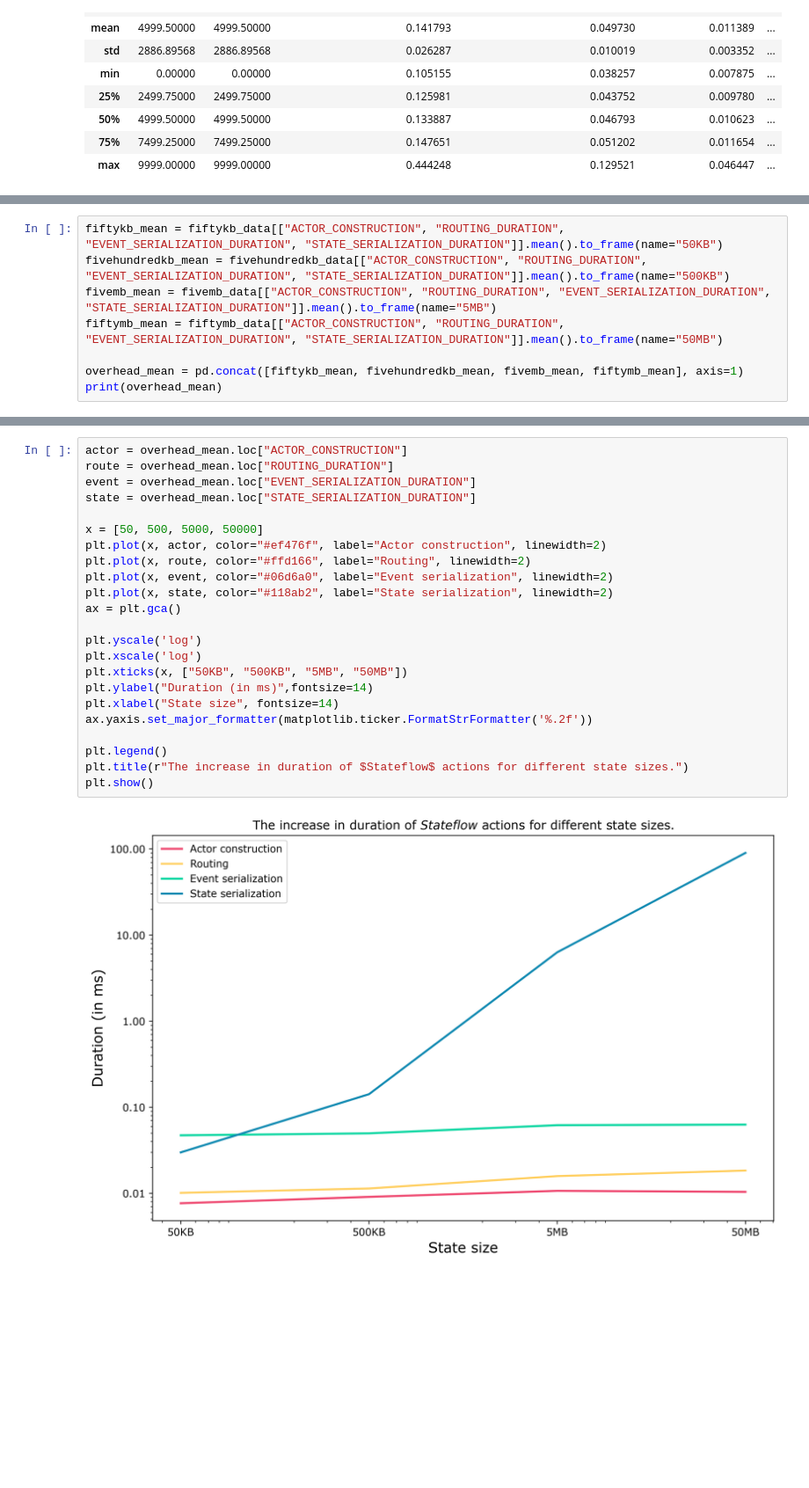
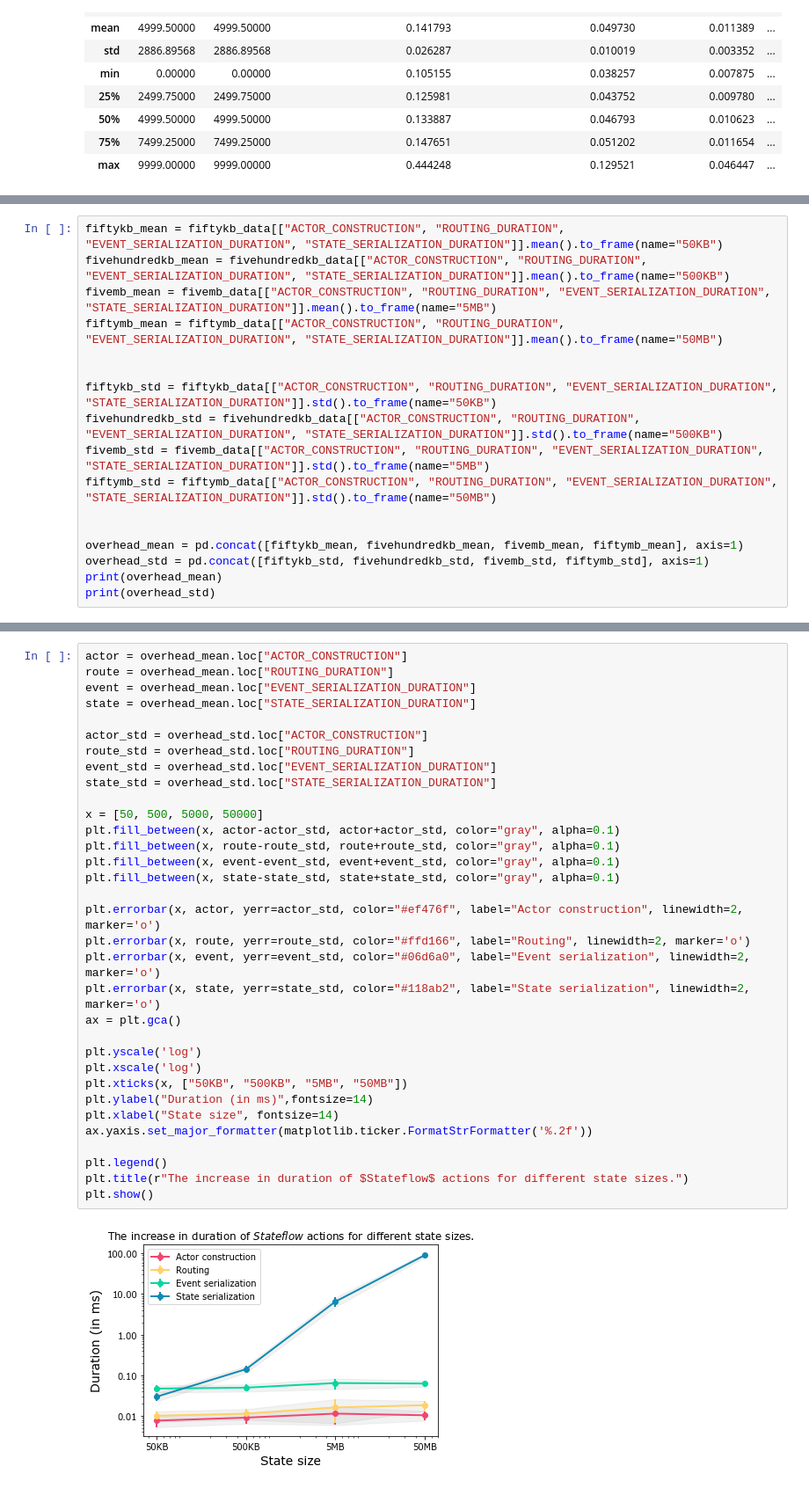
Before and after one commit to delftdata/stateflow-evaluation, a Jupyter notebook: results/overhead/overhead_results.ipynb, the cells around one changed output, grey strips where cells are left out. Shown at 88% size. Cells and saved outputs as stored; diff of their text form; blank space fills up the shorter version.

```diff
--- a/results/overhead/overhead_results.ipynb
+++ b/results/overhead/overhead_results.ipynb
@@ -72,7 +72,16 @@ fivehundredkb_mean = fivehundredkb_data[["ACTOR_CONSTRUCTION", "ROUTING_DURATION
 fivemb_mean = fivemb_data[["ACTOR_CONSTRUCTION", "ROUTING_DURATION", "EVENT_SERIALIZATION_DURATION", "STATE_SERIALIZATION_DURATION"]].mean().to_frame(name="5MB")
 fiftymb_mean = fiftymb_data[["ACTOR_CONSTRUCTION", "ROUTING_DURATION", "EVENT_SERIALIZATION_DURATION", "STATE_SERIALIZATION_DURATION"]].mean().to_frame(name="50MB")
 
+
+fiftykb_std = fiftykb_data[["ACTOR_CONSTRUCTION", "ROUTING_DURATION", "EVENT_SERIALIZATION_DURATION", "STATE_SERIALIZATION_DURATION"]].std().to_frame(name="50KB")
+fivehundredkb_std = fivehundredkb_data[["ACTOR_CONSTRUCTION", "ROUTING_DURATION", "EVENT_SERIALIZATION_DURATION", "STATE_SERIALIZATION_DURATION"]].std().to_frame(name="500KB")
+fivemb_std = fivemb_data[["ACTOR_CONSTRUCTION", "ROUTING_DURATION", "EVENT_SERIALIZATION_DURATION", "STATE_SERIALIZATION_DURATION"]].std().to_frame(name="5MB")
+fiftymb_std = fiftymb_data[["ACTOR_CONSTRUCTION", "ROUTING_DURATION", "EVENT_SERIALIZATION_DURATION", "STATE_SERIALIZATION_DURATION"]].std().to_frame(name="50MB")
+
+
 overhead_mean = pd.concat([fiftykb_mean, fivehundredkb_mean, fivemb_mean, fiftymb_mean], axis=1)
+overhead_std = pd.concat([fiftykb_std, fivehundredkb_std, fivemb_std, fiftymb_std], axis=1)
 print(overhead_mean)
+print(overhead_std)
 # %% [output]
                                   50KB     500KB       5MB       50MB
@@ -110,25 +126,35 @@ plt.show()
 # %%
 actor = overhead_mean.loc["ACTOR_CONSTRUCTION"]
 route = overhead_mean.loc["ROUTING_DURATION"]
 event = overhead_mean.loc["EVENT_SERIALIZATION_DURATION"]
 state = overhead_mean.loc["STATE_SERIALIZATION_DURATION"]
 
+actor_std = overhead_std.loc["ACTOR_CONSTRUCTION"]
+route_std = overhead_std.loc["ROUTING_DURATION"]
+event_std = overhead_std.loc["EVENT_SERIALIZATION_DURATION"]
+state_std = overhead_std.loc["STATE_SERIALIZATION_DURATION"]
+
 x = [50, 500, 5000, 50000]
-plt.plot(x, actor, color="#ef476f", label="Actor construction", linewidth=2)
-plt.plot(x, route, color="#ffd166", label="Routing", linewidth=2)
-plt.plot(x, event, color="#06d6a0", label="Event serialization", linewidth=2)
-plt.plot(x, state, color="#118ab2", label="State serialization", linewidth=2)
+plt.fill_between(x, actor-actor_std, actor+actor_std, color="gray", alpha=0.1)
+plt.fill_between(x, route-route_std, route+route_std, color="gray", alpha=0.1)
+plt.fill_between(x, event-event_std, event+event_std, color="gray", alpha=0.1)
+plt.fill_between(x, state-state_std, state+state_std, color="gray", alpha=0.1)
+
+plt.errorbar(x, actor, yerr=actor_std, color="#ef476f", label="Actor construction", linewidth=2, marker='o')
+plt.errorbar(x, route, yerr=route_std, color="#ffd166", label="Routing", linewidth=2, marker='o')
+plt.errorbar(x, event, yerr=event_std, color="#06d6a0", label="Event serialization", linewidth=2, marker='o')
+plt.errorbar(x, state, yerr=state_std, color="#118ab2", label="State serialization", linewidth=2, marker='o')
 ax = plt.gca()
 
 plt.yscale('log')
 plt.xscale('log')
 plt.xticks(x, ["50KB", "500KB", "5MB", "50MB"])
 plt.ylabel("Duration (in ms)",fontsize=14)
 plt.xlabel("State size", fontsize=14)
 ax.yaxis.set_major_formatter(matplotlib.ticker.FormatStrFormatter('%.2f'))
 
 plt.legend()
 plt.title(r"The increase in duration of $Stateflow$ actions for different state sizes.")
 plt.show()
 # %% [output]
-[figure, old version]
+[figure, new version]
```
Also changed, not shown: parts of 5 cells of this notebook.
